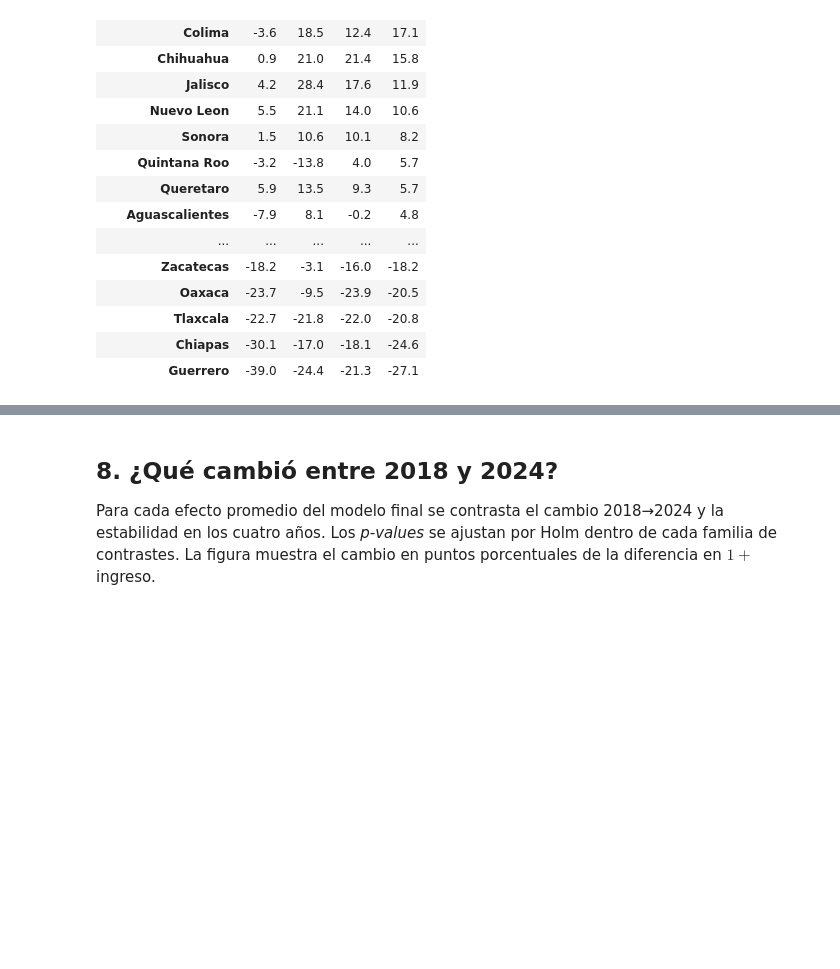
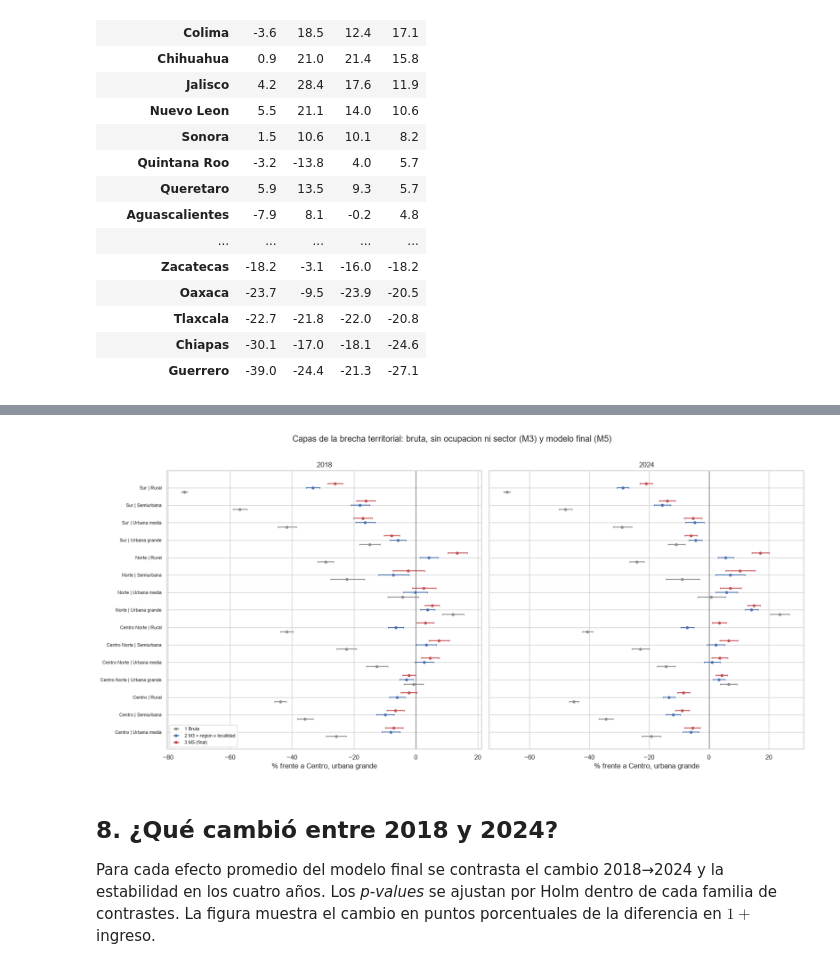
Before and after one commit to FernandoRossell/inegi-income-modeling, a Jupyter notebook: notebooks/16_interpretacion_modelo_final.ipynb, the cells around one changed output, grey strips where cells are left out. Saved outputs shown, nothing was run; the diff lists cells and outputs as text; code cells hidden in the pictures; blank space fills up the shorter version.

```diff
--- a/notebooks/16_interpretacion_modelo_final.ipynb
+++ b/notebooks/16_interpretacion_modelo_final.ipynb
@@ -621,0 +973,51 @@ display(efectos_estatales.pivot(index="entidad", columns="anio", values="eb_pct"
+# %%
+ESPEC_M3_TERRITORIO = ESPECIFICACIONES["M3_variables_excluidas"] + ["region_banxico:tam_loc_grupo"]
+filas = []
+for anio in ANIOS:
+    d = datos[anio]
+    bruta = ajustar(d, ["estrato_territorial"])
+    for region in REGIONES:
+        for localidad in LOCALIDADES:
+            if (region, localidad) == (REFERENCIAS["region_banxico"], REFERENCIAS["tam_loc_grupo"]):
+                continue
+            columna = f"estrato_territorial[{region} | {localidad}]"
+            j = bruta["columnas"].index(columna)
+            b, se = bruta["beta"][j], np.sqrt(bruta["V"][j, j])
+            filas.append({"anio": anio, "region": region, "localidad": localidad, "capa": "1 Bruta", "ame_log": b,
+                          "error_estandar": se, "ame_pct": pct(b), "ic_inferior_pct": pct(b - z_critico * se),
+                          "ic_superior_pct": pct(b + z_critico * se)})
+    modelo_m3 = ajustar(d, ESPEC_M3_TERRITORIO)
+    referencia = medias_diseno(contrafactual(d, region_banxico=REFERENCIAS["region_banxico"],
+                                             tam_loc_grupo=REFERENCIAS["tam_loc_grupo"]), modelo_m3)
+    for region in REGIONES:
+        for localidad in LOCALIDADES:
+            if (region, localidad) == (REFERENCIAS["region_banxico"], REFERENCIAS["tam_loc_grupo"]):
+                continue
+            celda = contrafactual(d, region_banxico=region, tam_loc_grupo=localidad)
+            filas.append({"anio": anio, "region": region, "localidad": localidad, "capa": "2 M3 + region x localidad",
+                          **contraste(modelo_m3, medias_diseno(celda, modelo_m3), referencia)})
+capas_territoriales = pd.concat([pd.DataFrame(filas),
+                                 estratos_territoriales.assign(capa="3 M5 (final)")], ignore_index=True)
+display(capas_territoriales.pivot_table(index=["region", "localidad"], columns=["anio", "capa"], values="ame_pct").round(1))
+
+colores_capa = {"1 Bruta": "0.55", "2 M3 + region x localidad": "#4c72b0", "3 M5 (final)": "#c44e52"}
+celdas = [(r, l) for r in REGIONES for l in LOCALIDADES
+          if (r, l) != (REFERENCIAS["region_banxico"], REFERENCIAS["tam_loc_grupo"])]
+fig, ejes = plt.subplots(1, 2, figsize=(17, 8), sharey=True)
+for ax, anio in zip(ejes, (ANIO_INICIAL, ANIO_FINAL)):
+    for k, (capa, color) in enumerate(colores_capa.items()):
+        s = capas_territoriales.loc[capas_territoriales.anio.eq(anio) & capas_territoriales.capa.eq(capa)].set_index(["region", "localidad"])
+        s = s.reindex(celdas)
+        y = np.arange(len(celdas)) + (k - 1) * 0.25
+        ax.errorbar(s.ame_pct, y, xerr=[s.ame_pct - s.ic_inferior_pct, s.ic_superior_pct - s.ame_pct],
+                    fmt="o", ms=4, capsize=1.5, color=color, label=capa)
+    ax.axvline(0, color="0.3", linewidth=0.8)
+    ax.set_yticks(range(len(celdas)), [f"{r} | {l.split(' (')[0]}" for r, l in celdas], fontsize=8)
+    ax.invert_yaxis()
+    ax.set_title(str(anio))
+    ax.set_xlabel("% frente a Centro, urbana grande")
+ejes[0].legend(fontsize=8, loc="lower left")
+fig.suptitle("Capas de la brecha territorial: bruta, sin ocupacion ni sector (M3) y modelo final (M5)", y=1.01)
+fig.tight_layout()
+mostrar_figura(fig, "capas_territoriales")
+# %% [output]
@@ -622,3 +1042,4 @@ display(efectos_estatales.pivot(index="entidad", columns="anio", values="eb_pct"
+[figure, added]
 # %% [markdown]
 ## 8. ¿Qué cambió entre 2018 y 2024?
 
```
Also changed, not shown: parts of 28 cells of this notebook, 13 other files.
